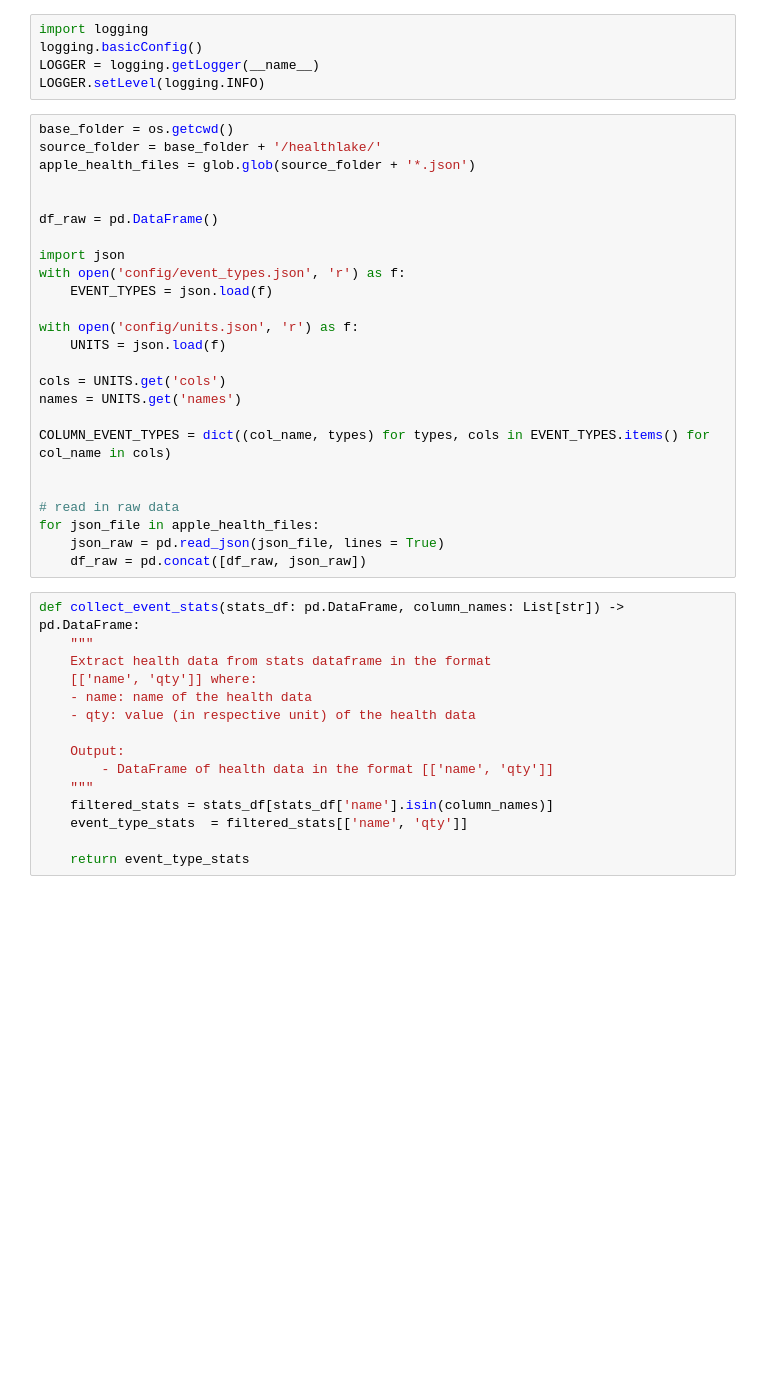
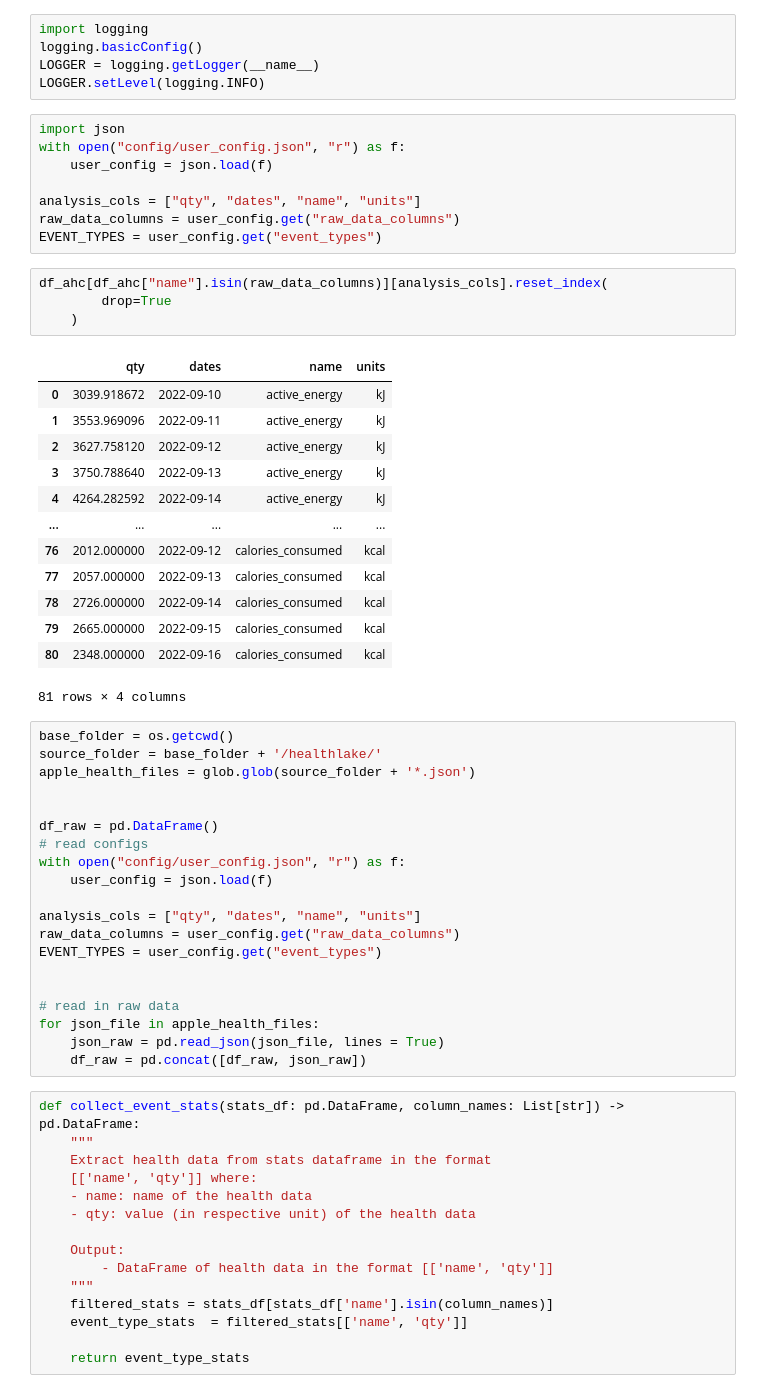
Before and after one commit to namtonthat/apple-health-data, a Jupyter notebook: healthlake.ipynb, the cells around one changed output. Drawn from its saved outputs; the diff is of its cells as text; blank space fills up the shorter version.

```diff
--- a/healthlake.ipynb
+++ b/healthlake.ipynb
@@ -13,6 +13,32 @@ import logging
 logging.basicConfig()
 LOGGER = logging.getLogger(__name__)
 LOGGER.setLevel(logging.INFO)
+# %%
+import json
+with open("config/user_config.json", "r") as f:
+    user_config = json.load(f)
+
+analysis_cols = ["qty", "dates", "name", "units"]
+raw_data_columns = user_config.get("raw_data_columns")
+EVENT_TYPES = user_config.get("event_types")
+# %%
+df_ahc[df_ahc["name"].isin(raw_data_columns)][analysis_cols].reset_index(
+        drop=True
+    )
+# %% [output]
+|  | qty | dates | name | units |
+| 0 | 3039.918672 | 2022-09-10 | active_energy | kJ |
+| 1 | 3553.969096 | 2022-09-11 | active_energy | kJ |
+| 2 | 3627.758120 | 2022-09-12 | active_energy | kJ |
+| 3 | 3750.788640 | 2022-09-13 | active_energy | kJ |
+| 4 | 4264.282592 | 2022-09-14 | active_energy | kJ |
+| ... | ... | ... | ... | ... |
+| 76 | 2012.000000 | 2022-09-12 | calories_consumed | kcal |
+| 77 | 2057.000000 | 2022-09-13 | calories_consumed | kcal |
+| 78 | 2726.000000 | 2022-09-14 | calories_consumed | kcal |
+| 79 | 2665.000000 | 2022-09-15 | calories_consumed | kcal |
+| 80 | 2348.000000 | 2022-09-16 | calories_consumed | kcal |
+81 rows × 4 columns
 # %%
 base_folder = os.getcwd()
 source_folder = base_folder + '/healthlake/'
@@ -20,18 +46,13 @@ apple_health_files = glob.glob(source_folder + '*.json')
 
 
 df_raw = pd.DataFrame()
+# read configs
+with open("config/user_config.json", "r") as f:
+    user_config = json.load(f)
 
-import json
-with open('config/event_types.json', 'r') as f:
-    EVENT_TYPES = json.load(f)
-
-with open('config/units.json', 'r') as f:
-    UNITS = json.load(f)
-
-cols = UNITS.get('cols')
-names = UNITS.get('names')
-
-COLUMN_EVENT_TYPES = dict((col_name, types) for types, cols in EVENT_TYPES.items() for col_name in cols)
+analysis_cols = ["qty", "dates", "name", "units"]
+raw_data_columns = user_config.get("raw_data_columns")
+EVENT_TYPES = user_config.get("event_types")
 
 
 # read in raw data
```
Also changed, not shown: parts of 23 cells of this notebook, 3 other files.
